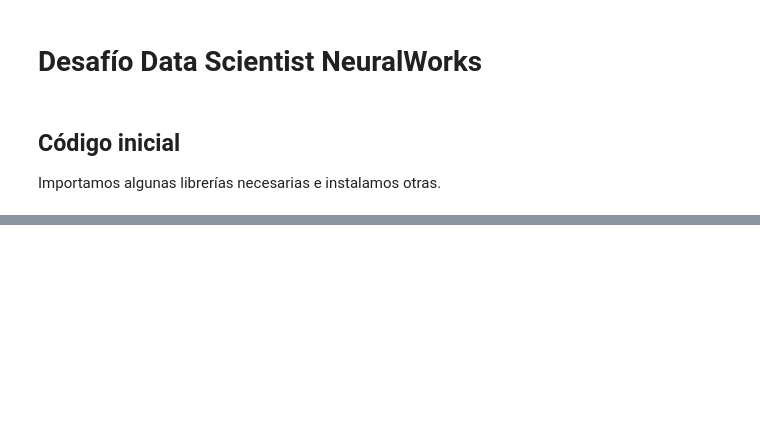
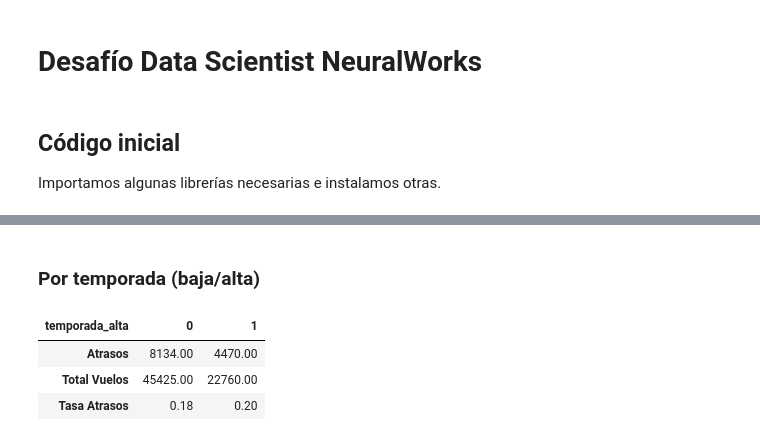
Before and after one commit to miguel-mf/challenge_ds_neuralworks, a Jupyter notebook: Challenge_Vuelos.ipynb, the cells around one changed output, grey strips where cells are left out. Saved outputs shown, nothing was run; the diff lists cells and outputs as text; code cells hidden in the pictures; blank space fills up the shorter version.

```diff
--- a/Challenge_Vuelos.ipynb
+++ b/Challenge_Vuelos.ipynb
@@ -121,0 +223,10 @@ Si bien estas variables no se utilizarán para entrenar un modelo, sí podrían
+# %% [markdown]
+### Por temporada (baja/alta)
+# %%
+df_aux = pd.pivot_table(df, values= "atraso_15", index=['temporada_alta'], aggfunc=('sum','count')).T
+determinador_ratios(df_aux)
+# %% [output]
+| temporada_alta | 0 | 1 |
+| Atrasos | 8134.00 | 4470.00 |
+| Total Vuelos | 45425.00 | 22760.00 |
+| Tasa Atrasos | 0.18 | 0.20 |
```
Also changed, not shown: parts of 31 cells of this notebook.
